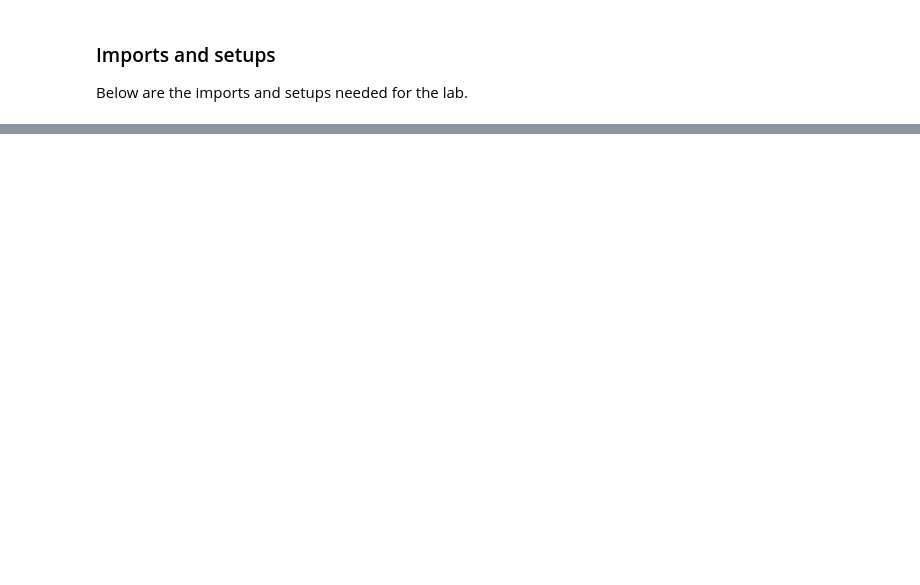
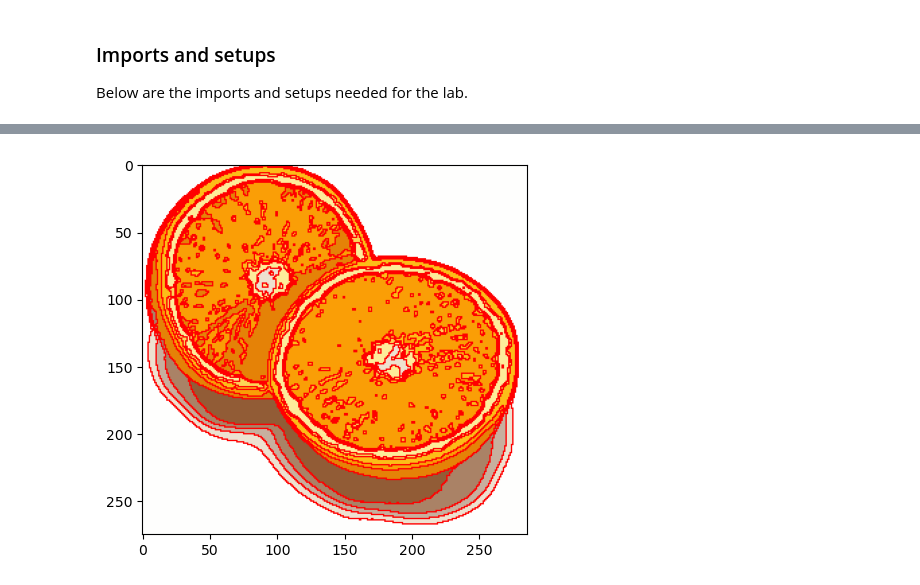
Before and after one commit to RakinAli/Computer-Vision-course, a Jupyter notebook: Labs/Lab 3/Rakin/main.ipynb, the cells around one changed output, grey strips where cells are left out. Saved outputs shown, nothing was run; the diff lists cells and outputs as text; code cells hidden in the pictures; blank space fills up the shorter version.

```diff
--- a/Labs/Lab 3/Rakin/main.ipynb
+++ b/Labs/Lab 3/Rakin/main.ipynb
@@ -58,0 +98,28 @@ Create a function in python that implements the K-means clustering algorithm.
+# %%
+def q1():
+    K = 10  # Number of clusters
+    L = 40  # Number of iterations
+    scale_factor = 0.5  # Downscaling factor
+    image_sigma = 1.0  # Image preblurring scale
+
+    image = Image.open("Images-jpg/orange.jpg")
+    image = image.resize(
+        (int(image.size[0] * scale_factor), int(image.size[1] * scale_factor))
+    )
+
+    blur = ImageFilter.GaussianBlur(image_sigma)
+    I = np.asarray(image.filter(blur)).astype(np.float32)
+
+    segmentation, centers = kmeans_segm(I, K, L)
+    Inew = mean_segments(I, segmentation)
+    if True:
+        Inew = overlay_bounds(Inew, segmentation)
+
+    image = Image.fromarray(Inew.astype(np.ubyte))
+    plt.imshow(image)
+    plt.show()
+
+
+q1()
+# %% [output]
+[figure, added]
```
Also changed, not shown: parts of 12 cells of this notebook, 1 other file.
